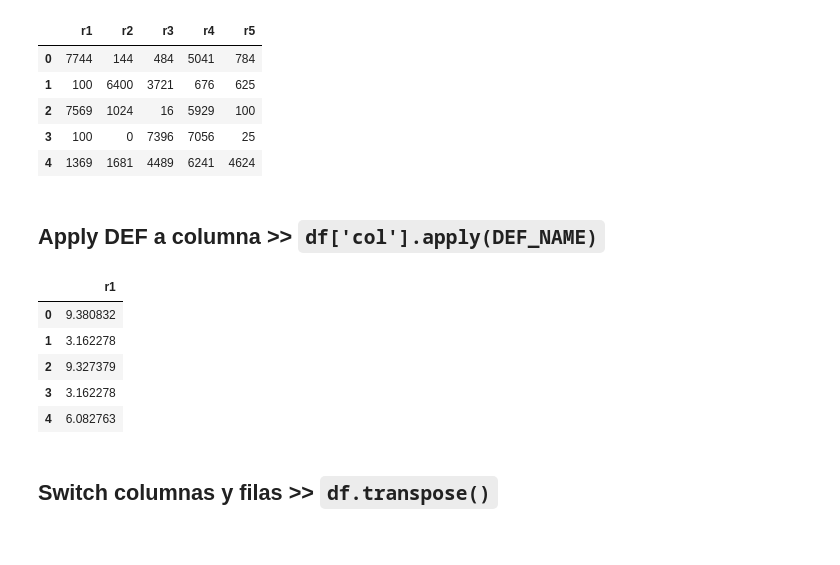
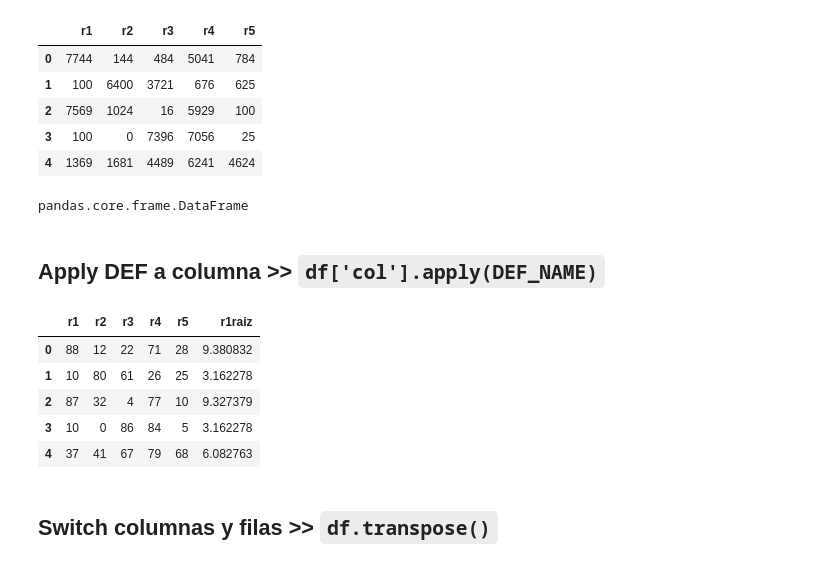
Before and after one commit to grojar/Petrofisica-en-Python-files, a Jupyter notebook: pandas_tips.ipynb, the cells around one changed output. Saved outputs shown, nothing was run; the diff lists cells and outputs as text; code cells hidden in the pictures.

```diff
--- a/pandas_tips.ipynb
+++ b/pandas_tips.ipynb
@@ -285,23 +285,34 @@ cuad_my_array_df.head()
 | 2 | 7569 | 1024 | 16 | 5929 | 100 |
 | 3 | 100 | 0 | 7396 | 7056 | 25 |
 | 4 | 1369 | 1681 | 4489 | 6241 | 4624 |
+# %%
+# Aplico la DEF a todo el Dataframe
+
+def cuadrado(x):
+    return x**2
+
+my_array_df.apply(cuadrado)
+
+type (my_array_df.apply(cuadrado))
+# %% [output]
+pandas.core.frame.DataFrame
 # %% [markdown]
 ## Apply DEF a columna >> ``df['col'].apply(DEF_NAME)``
 # %%
 # Aplico la DEF solamente a la columna "r1"
 
 def raiz(x):
     return x**0.5
 
-raiz_my_array_df_r1 = my_array_df[['r1']].apply(raiz)
-raiz_my_array_df_r1.head()
+my_array_df['r1raiz'] = my_array_df[['r1']].apply(raiz)
+my_array_df.head()
 # %% [output]
-|  | r1 |
-| 0 | 9.380832 |
-| 1 | 3.162278 |
-| 2 | 9.327379 |
-| 3 | 3.162278 |
-| 4 | 6.082763 |
+|  | r1 | r2 | r3 | r4 | r5 | r1raiz |
+| 0 | 88 | 12 | 22 | 71 | 28 | 9.380832 |
+| 1 | 10 | 80 | 61 | 26 | 25 | 3.162278 |
+| 2 | 87 | 32 | 4 | 77 | 10 | 9.327379 |
+| 3 | 10 | 0 | 86 | 84 | 5 | 3.162278 |
+| 4 | 37 | 41 | 67 | 79 | 68 | 6.082763 |
 # %% [markdown]
 ## Switch columnas y filas >> ``df.transpose()``
 # %%
```
Also changed, not shown: 3 other files.
